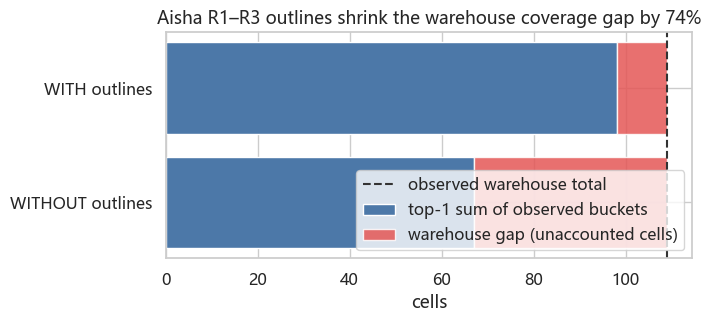
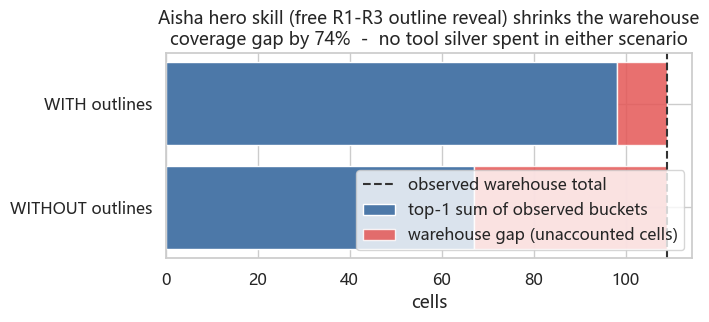
The notebook cell's code change between the first figure and the second:
--- before
+++ after
@@ -26,5 +26,8 @@
 ax.axvline(WAREHOUSE_CELLS, linestyle="--", color="#333", label="observed warehouse total")
 ax.set_xlabel("cells")
-ax.set_title(f"Aisha R1–R3 outlines shrink the warehouse coverage gap by {shrink_pct:.0f}%")
+ax.set_title(
+    f"Aisha hero skill (free R1-R3 outline reveal) shrinks the warehouse\n"
+    f"coverage gap by {shrink_pct:.0f}%  -  no tool silver spent in either scenario"
+)
 ax.legend(loc="lower right")
 fig.tight_layout()

Commit: C-9: notebook 03 outline clarification + tool-price override (warehouse 55k)